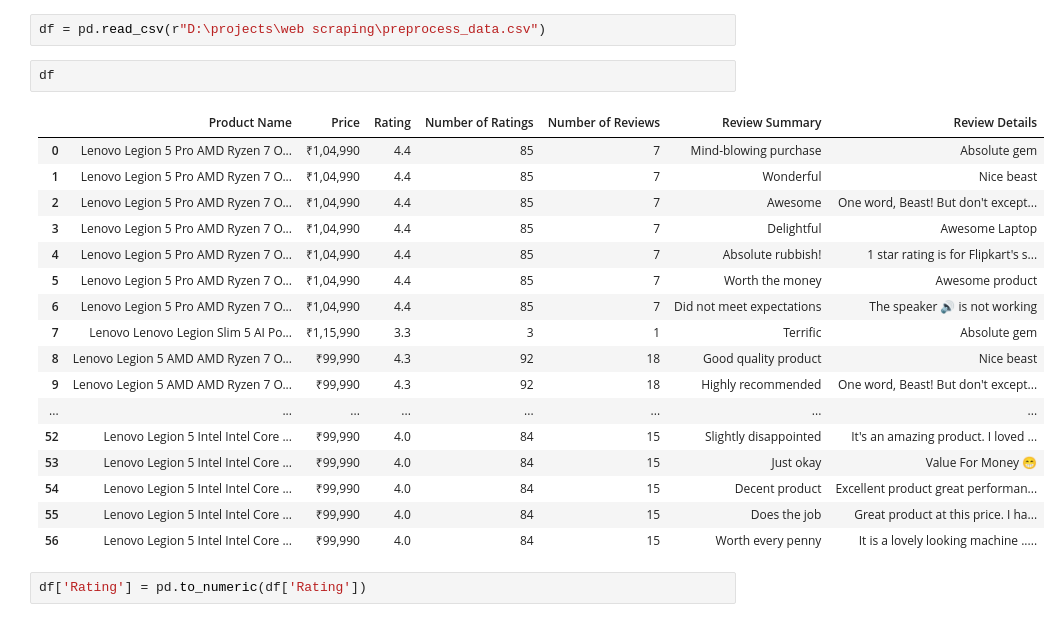
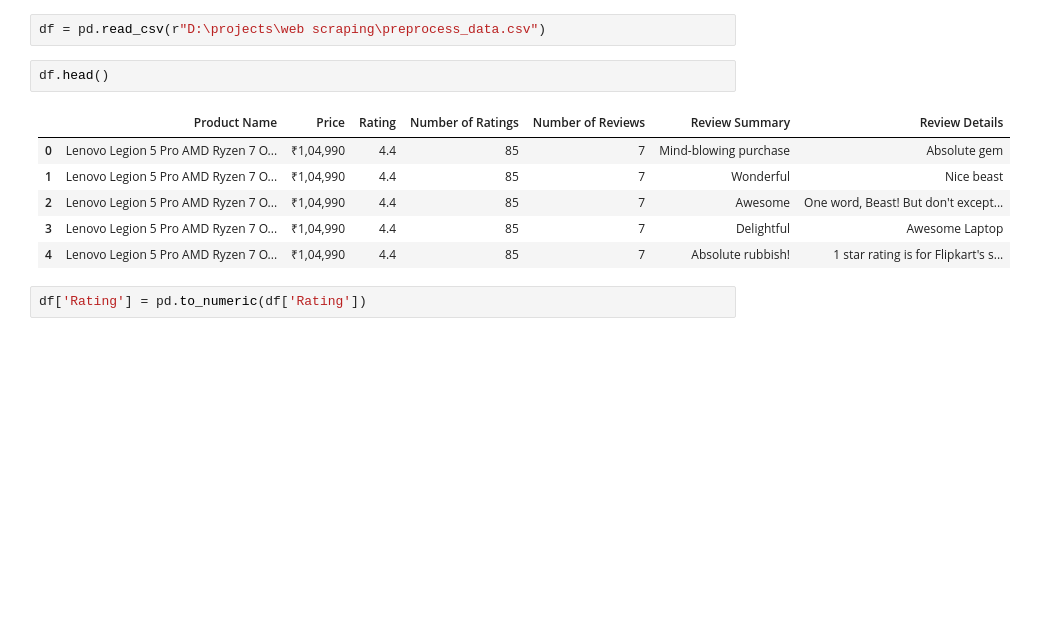
Before and after one commit to suchijain30/Customer-review-analysis-using-web-scraping-and-NLP, a Jupyter notebook: nlp_model.ipynb, the cells around one changed output. Cells and saved outputs as stored; diff of their text form; blank space fills up the shorter version.

```diff
--- a/nlp_model.ipynb
+++ b/nlp_model.ipynb
@@ -10,25 +10,14 @@ from scipy.special import softmax
 # %%
 df = pd.read_csv(r"D:\projects\web scraping\preprocess_data.csv")
 # %%
-df
+df.head()
 # %% [output]
 |  | Product Name | Price | Rating | Number of Ratings | Number of Reviews | Review Summary | Review Details |
 | 0 | Lenovo Legion 5 Pro AMD Ryzen 7 O... | ₹1,04,990 | 4.4 | 85 | 7 | Mind-blowing purchase | Absolute gem |
 | 1 | Lenovo Legion 5 Pro AMD Ryzen 7 O... | ₹1,04,990 | 4.4 | 85 | 7 | Wonderful | Nice beast |
 | 2 | Lenovo Legion 5 Pro AMD Ryzen 7 O... | ₹1,04,990 | 4.4 | 85 | 7 | Awesome | One word, Beast! But don't except... |
 | 3 | Lenovo Legion 5 Pro AMD Ryzen 7 O... | ₹1,04,990 | 4.4 | 85 | 7 | Delightful | Awesome Laptop |
 | 4 | Lenovo Legion 5 Pro AMD Ryzen 7 O... | ₹1,04,990 | 4.4 | 85 | 7 | Absolute rubbish! | 1 star rating is for Flipkart's s... |
-| 5 | Lenovo Legion 5 Pro AMD Ryzen 7 O... | ₹1,04,990 | 4.4 | 85 | 7 | Worth the money | Awesome product |
-| 6 | Lenovo Legion 5 Pro AMD Ryzen 7 O... | ₹1,04,990 | 4.4 | 85 | 7 | Did not meet expectations | The speaker 🔊 is not working |
-| 7 | Lenovo Lenovo Legion Slim 5 AI Po... | ₹1,15,990 | 3.3 | 3 | 1 | Terrific | Absolute gem |
-| 8 | Lenovo Legion 5 AMD AMD Ryzen 7 O... | ₹99,990 | 4.3 | 92 | 18 | Good quality product | Nice beast |
-| 9 | Lenovo Legion 5 AMD AMD Ryzen 7 O... | ₹99,990 | 4.3 | 92 | 18 | Highly recommended | One word, Beast! But don't except... |
-| ... | ... | ... | ... | ... | ... | ... | ... |
-| 52 | Lenovo Legion 5 Intel Intel Core ... | ₹99,990 | 4.0 | 84 | 15 | Slightly disappointed | It's an amazing product. I loved ... |
-| 53 | Lenovo Legion 5 Intel Intel Core ... | ₹99,990 | 4.0 | 84 | 15 | Just okay | Value For Money 😁 |
-| 54 | Lenovo Legion 5 Intel Intel Core ... | ₹99,990 | 4.0 | 84 | 15 | Decent product | Excellent product great performan... |
-| 55 | Lenovo Legion 5 Intel Intel Core ... | ₹99,990 | 4.0 | 84 | 15 | Does the job | Great product at this price. I ha... |
-| 56 | Lenovo Legion 5 Intel Intel Core ... | ₹99,990 | 4.0 | 84 | 15 | Worth every penny | It is a lovely looking machine ..... |
 # %%
 df['Rating'] = pd.to_numeric(df['Rating'])
 # %%
```
Also changed, not shown: parts of 19 cells of this notebook.
